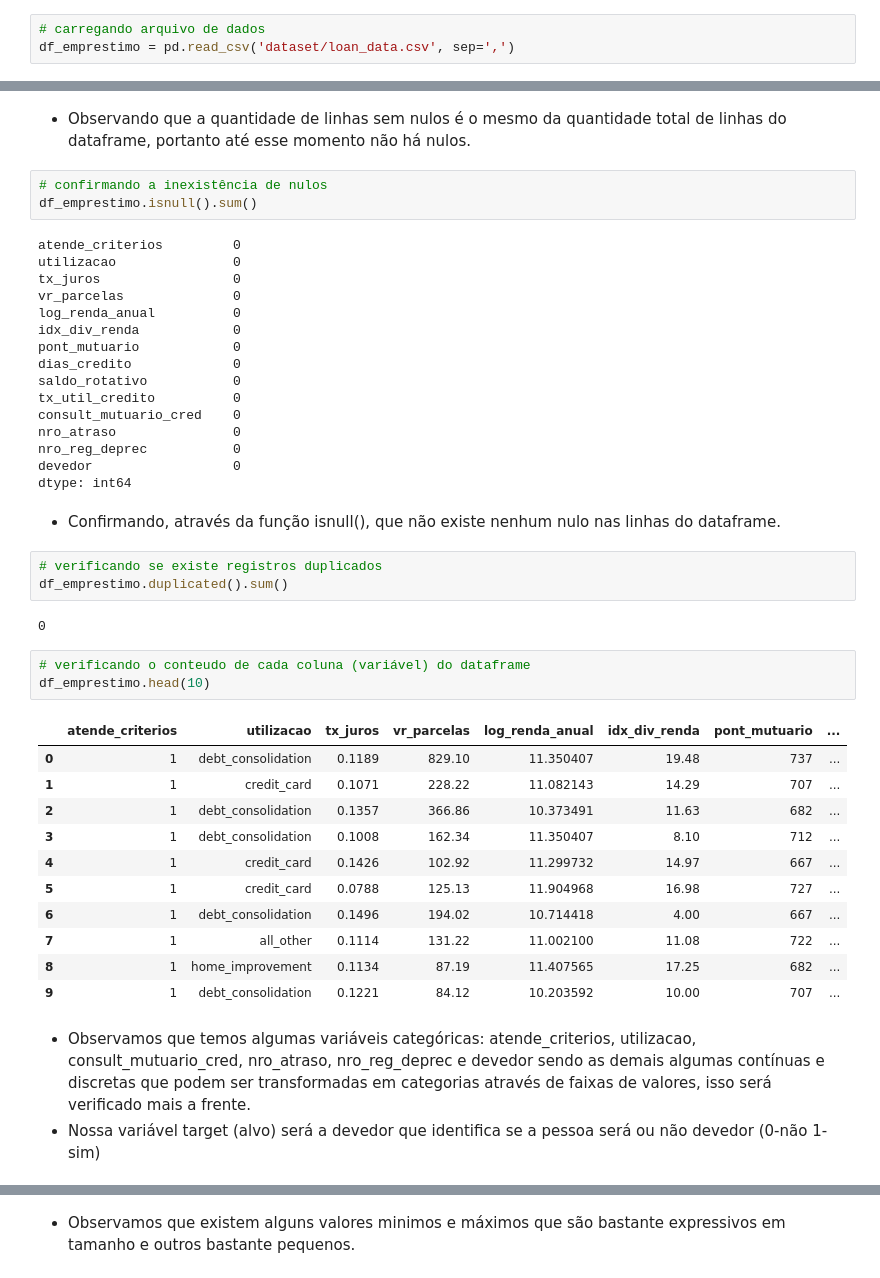
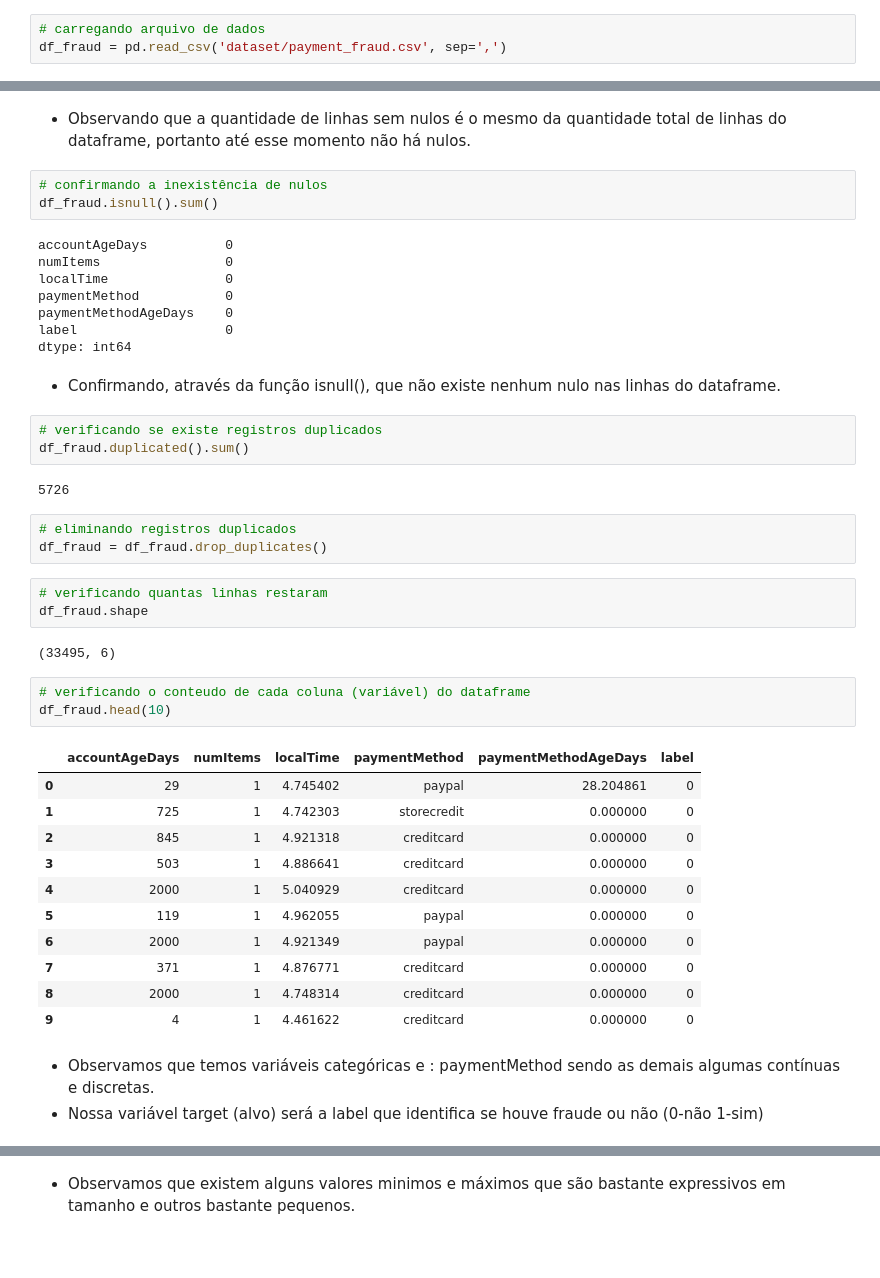
Before and after one commit to jairobernardesjunior/025_Financial_classification_project_fraud_detection, a Jupyter notebook: 01 pfd_analisa.ipynb, the cells around one changed output, grey strips where cells are left out. Cells and saved outputs as stored; diff of their text form; blank space fills up the shorter version.

```diff
--- a/01 pfd_analisa.ipynb
+++ b/01 pfd_analisa.ipynb
@@ -66,6 +50,6 @@ import seaborn as sns # plotagem gráfica baseada em matplotlib
 import numpy as np # computação de matrizes
 # %%
 # carregando arquivo de dados
-df_emprestimo = pd.read_csv('dataset/loan_data.csv', sep=',')
+df_fraud = pd.read_csv('dataset/payment_fraud.csv', sep=',')
 # %%
 # verificando a quantidade de linhas e colunas do dataframe
@@ -114,47 +93,47 @@ memory usage: 1.0+ MB
 - Observando que a quantidade de linhas sem nulos é o mesmo da quantidade total de linhas do dataframe, portanto até esse momento não há nulos.
 # %%
 # confirmando a inexistência de nulos
-df_emprestimo.isnull().sum()
+df_fraud.isnull().sum()
 # %% [output]
-atende_criterios         0
-utilizacao               0
-tx_juros                 0
-vr_parcelas              0
-log_renda_anual          0
-idx_div_renda            0
-pont_mutuario            0
-dias_credito             0
-saldo_rotativo           0
-tx_util_credito          0
-consult_mutuario_cred    0
-nro_atraso               0
-nro_reg_deprec           0
-devedor                  0
+accountAgeDays          0
+numItems                0
+localTime               0
+paymentMethod           0
+paymentMethodAgeDays    0
+label                   0
 dtype: int64
 # %% [markdown]
 - Confirmando, através da função isnull(), que não existe nenhum nulo nas linhas do dataframe.
 # %%
 # verificando se existe registros duplicados
-df_emprestimo.duplicated().sum()
+df_fraud.duplicated().sum()
 # %% [output]
-0
+5726
+# %%
+# eliminando registros duplicados
+df_fraud = df_fraud.drop_duplicates()
+# %%
+# verificando quantas linhas restaram
+df_fraud.shape
+# %% [output]
+(33495, 6)
 # %%
 # verificando o conteudo de cada coluna (variável) do dataframe
-df_emprestimo.head(10)
+df_fraud.head(10)
 # %% [output]
-|  | atende_criterios | utilizacao | tx_juros | vr_parcelas | log_renda_anual | idx_div_renda | pont_mutuario | ... |
-| 0 | 1 | debt_consolidation | 0.1189 | 829.10 | 11.350407 | 19.48 | 737 | ... |
-| 1 | 1 | credit_card | 0.1071 | 228.22 | 11.082143 | 14.29 | 707 | ... |
-| 2 | 1 | debt_consolidation | 0.1357 | 366.86 | 10.373491 | 11.63 | 682 | ... |
-| 3 | 1 | debt_consolidation | 0.1008 | 162.34 | 11.350407 | 8.10 | 712 | ... |
-| 4 | 1 | credit_card | 0.1426 | 102.92 | 11.299732 | 14.97 | 667 | ... |
-| 5 | 1 | credit_card | 0.0788 | 125.13 | 11.904968 | 16.98 | 727 | ... |
-| 6 | 1 | debt_consolidation | 0.1496 | 194.02 | 10.714418 | 4.00 | 667 | ... |
-| 7 | 1 | all_other | 0.1114 | 131.22 | 11.002100 | 11.08 | 722 | ... |
-| 8 | 1 | home_improvement | 0.1134 | 87.19 | 11.407565 | 17.25 | 682 | ... |
-| 9 | 1 | debt_consolidation | 0.1221 | 84.12 | 10.203592 | 10.00 | 707 | ... |
+|  | accountAgeDays | numItems | localTime | paymentMethod | paymentMethodAgeDays | label |
+| 0 | 29 | 1 | 4.745402 | paypal | 28.204861 | 0 |
+| 1 | 725 | 1 | 4.742303 | storecredit | 0.000000 | 0 |
+| 2 | 845 | 1 | 4.921318 | creditcard | 0.000000 | 0 |
+| 3 | 503 | 1 | 4.886641 | creditcard | 0.000000 | 0 |
+| 4 | 2000 | 1 | 5.040929 | creditcard | 0.000000 | 0 |
+| 5 | 119 | 1 | 4.962055 | paypal | 0.000000 | 0 |
+| 6 | 2000 | 1 | 4.921349 | paypal | 0.000000 | 0 |
+| 7 | 371 | 1 | 4.876771 | creditcard | 0.000000 | 0 |
+| 8 | 2000 | 1 | 4.748314 | creditcard | 0.000000 | 0 |
+| 9 | 4 | 1 | 4.461622 | creditcard | 0.000000 | 0 |
 # %% [markdown]
-- Observamos que temos algumas variáveis categóricas: atende_criterios, utilizacao, consult_mutuario_cred, nro_atraso, nro_reg_deprec e devedor sendo as demais algumas contínuas e discretas que podem ser transformadas em categorias através de faixas de valores, isso será verificado mais a frente.
-- Nossa variável target (alvo) será a devedor que identifica se a pessoa será ou não devedor (0-não 1-sim)
+- Observamos que temos variáveis categóricas e : paymentMethod sendo as demais algumas contínuas e discretas.
+- Nossa variável target (alvo) será a label que identifica se houve fraude ou não (0-não 1-sim)
 # %%
 # listando a relação de colunas
```
Also changed, not shown: parts of 56 cells of this notebook, 3 other files.
